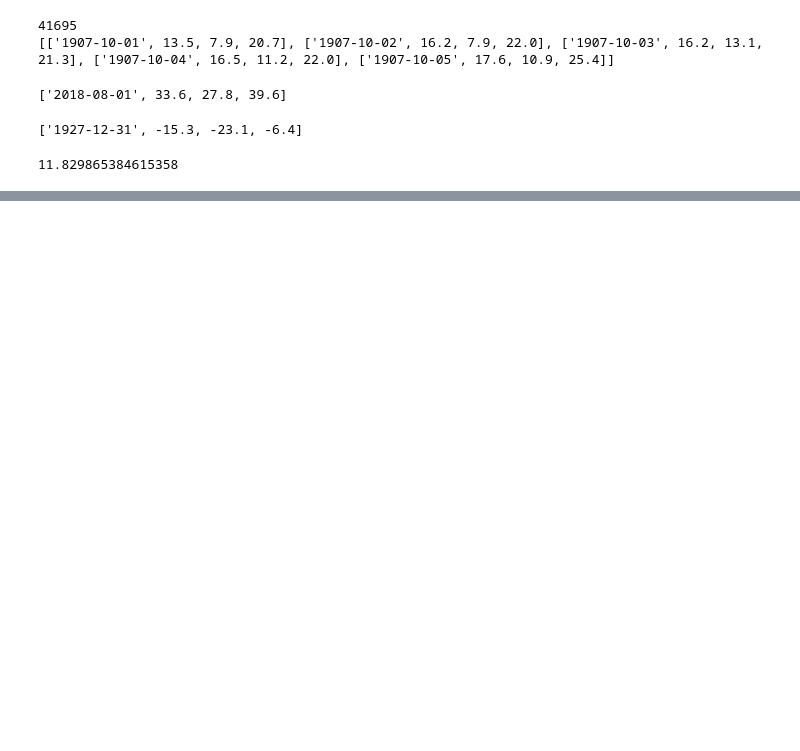
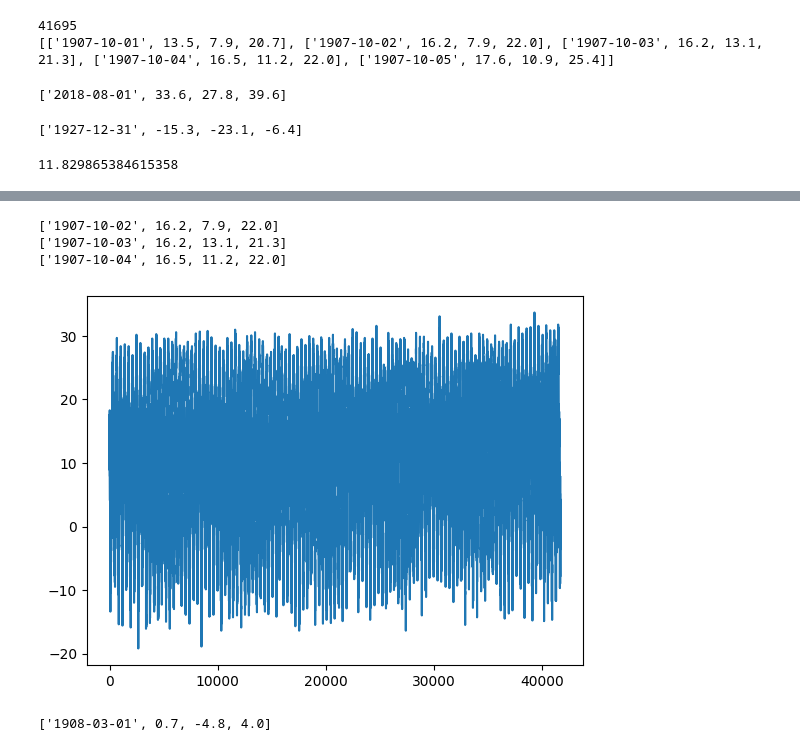
Before and after one commit to shared-repo/human-da5, a Jupyter notebook: workspace/python-basic/i_da_02.ipynb, the cells around one changed output, grey strips where cells are left out. Saved outputs shown, nothing was run; the diff lists cells and outputs as text; code cells hidden in the pictures; blank space fills up the shorter version.

```diff
--- a/workspace/python-basic/i_da_02.ipynb
+++ b/workspace/python-basic/i_da_02.ipynb
@@ -69,0 +77,33 @@ print( total / cnt )
+# %%
+# 평균 기온만 뽑아서 리스트 만들기
+print( rows[1] )
+print( rows[2] )
+print( rows[3] )
+avg_temp_list = []
+for i in range(len(rows)):
+    avg_temp_list.append( rows[i][1] )
+
+avg_temp_list2 = []
+for row in rows:
+    avg_temp_list2.append( row[1] )
+# %% [output]
+['1907-10-02', 16.2, 7.9, 22.0]
+['1907-10-03', 16.2, 13.1, 21.3]
+['1907-10-04', 16.5, 11.2, 22.0]
+# %%
+plt.plot(avg_temp_list2)
+plt.show()
+# %% [output]
+[figure, added]
+# %%
+# 매년 3월 5일의 평균기온을 뽑아서 리스트에 저장
+print( rows[152] )
+avg_temp_list3 = []
+date_list3 = []
+for row in rows:
+    if row[0][-5:] == '08-15':
+    # if '-03-05' in row[0]:
+        avg_temp_list3.append( row[1] )
+        date_list3.append( row[0][:4] ) # 년도만 뽑아서 리스트에 추가
+# %% [output]
+['1908-03-01', 0.7, -4.8, 4.0]
```
Also changed, not shown: parts of 3 cells of this notebook, 1 other file.
